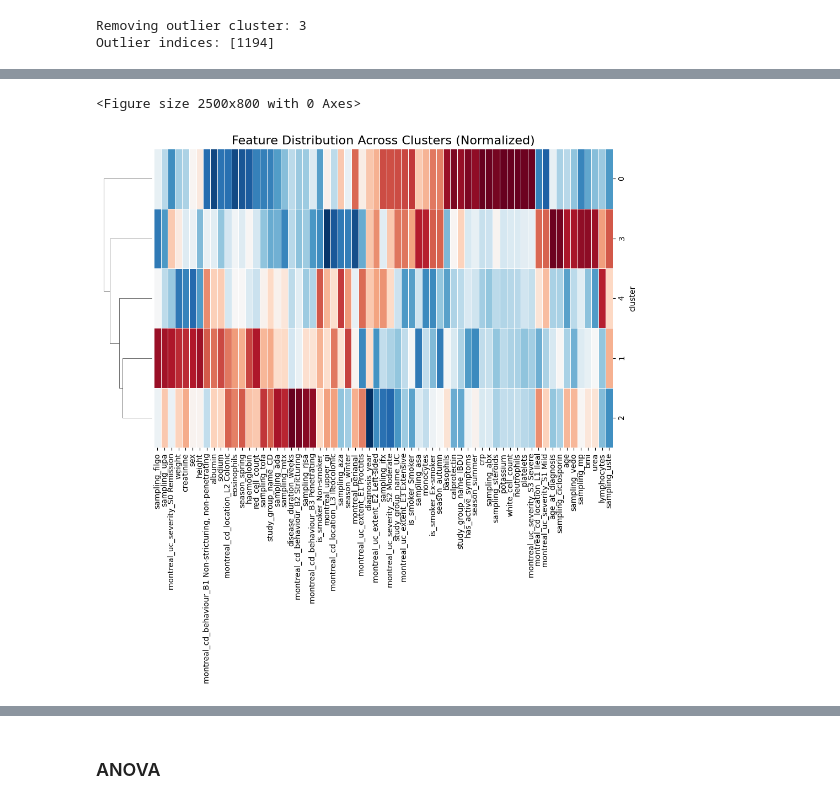
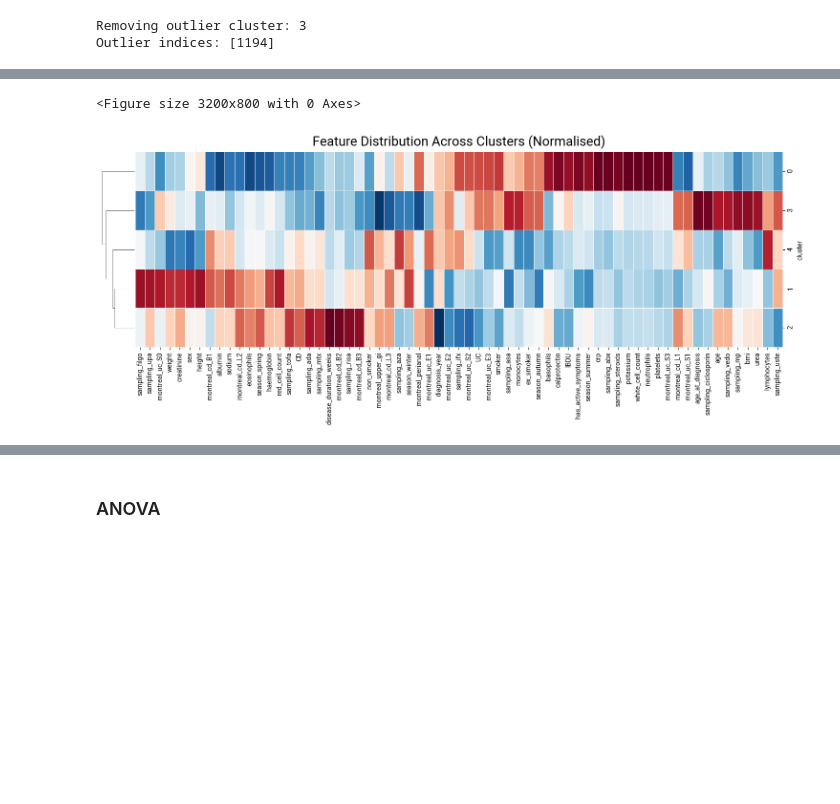
Before and after one commit to 1-gut/machine_learning_for_ibd_fatigue, a Jupyter notebook: 11_clustering_knn.ipynb, the cells around one changed output, grey strips where cells are left out. Drawn from its saved outputs; the diff is of its cells as text; code cells hidden in the pictures; blank space fills up the shorter version.

```diff
--- a/11_clustering_knn.ipynb
+++ b/11_clustering_knn.ipynb
@@ -340,22 +321,26 @@ kmeans = KMeans(n_clusters=n_clusters_final, random_state=RANDOM_SEED)
 cluster_labels = kmeans.fit_predict(X_filtered)
 
 final_cluster_df = X_filtered.copy()
-final_cluster_df['cluster'] = cluster_labels
-final_cluster_df['fatigue_outcome'] = y_filtered.values
+final_cluster_df["cluster"] = cluster_labels
+final_cluster_df["fatigue_outcome"] = y_filtered.values
 
-final_cluster_means = final_cluster_df.drop(columns=["fatigue_outcome"]).groupby('cluster').mean()
-final_cluster_sizes = final_cluster_df['cluster'].value_counts().sort_index()
+final_cluster_means = (
+    final_cluster_df.drop(columns=["fatigue_outcome"]).groupby("cluster").mean()
+)
+final_cluster_sizes = final_cluster_df["cluster"].value_counts().sort_index()
 
 print("Final cluster sizes:")
 for i, size in enumerate(final_cluster_sizes):
-    fatigue_percentage = final_cluster_df[final_cluster_df['cluster'] == i]['fatigue_outcome'].mean() * 100
+    fatigue_percentage = (
+        final_cluster_df[final_cluster_df["cluster"] == i]["fatigue_outcome"].mean()
+        * 100
+    )
     print(f"Cluster {i}: {size} patients ({fatigue_percentage:.1f}% with fatigue)")
 
-# Print top distinguishing features for each cluster
 print("\nTop distinguishing features per cluster:")
 for i in range(n_clusters):
-    top_features = get_top_features(i)
-    print(f"\nCluster {i}:")
+    top_features = get_top_features(final_cluster_df, i)
+    print(f"\nCluster: {i}")
     for feature, value in top_features.items():
         # Check if the feature is a numerical feature that was standardized
         if feature in numerical_features:
@@ -394,24 +379,57 @@ final_cluster_df_unscaled[numerical_features] = unified_scaler.inverse_transform
 )
 # %%
 # Plot a heatmap of feature importance by cluster
-plt.figure(figsize=(25, 8))
-normalized_means = (final_cluster_means - final_cluster_means.mean()) / final_cluster_means.std()
-sns.clustermap(
+plt.figure(figsize=(32, 8))
+normalized_means = (
+    final_cluster_means - final_cluster_means.mean()
+) / final_cluster_means.std()
+col_rename_dict = {
+    "is_smoker_Ex-smoker": "ex_smoker",
+    "is_smoker_Non-smoker": "non_smoker",
+    "is_smoker_Smoker": "smoker",
+    "study_group_name_CD": "CD",
+    "study_group_name_IBDU": "IBDU",
+    "study_group_name_UC": "UC",
+    "montreal_cd_location_L1 Ileal": "montreal_cd_L1",
+    "montreal_cd_location_L2 Colonic": "montreal_cd_L2",
+    "montreal_cd_location_L3 Ileocolonic": "montreal_cd_L3",
+    "montreal_cd_behaviour_B1 Non-stricturing, non-penetrating": "montreal_cd_B1",
+    "montreal_cd_behaviour_B2 Stricturing": "montreal_cd_B2",
+    "montreal_cd_behaviour_B3 Penetrating": "montreal_cd_B3",
+    "montreal_uc_extent_E1 Proctitis": "montreal_uc_E1",
+    "montreal_uc_extent_E2 Left-sided": "montreal_uc_E2",
+    "montreal_uc_extent_E3 Extensive": "montreal_uc_E3",
+    "montreal_uc_severity_S0 Remission": "montreal_uc_S0",
+    "montreal_uc_severity_S1 Mild": "montreal_uc_S1",
+    "montreal_uc_severity_S2 Moderate": "montreal_uc_S2",
+    "montreal_uc_severity_S3 Severe": "montreal_uc_S3",
+}
+normalized_means.rename(columns=col_rename_dict, inplace=True)
+
+g = sns.clustermap(
     normalized_means,
-    cmap='RdBu_r',         # Strong diverging colormap
+    cmap="RdBu_r",  # Strong diverging colormap
     center=0,
     annot=False,
     fmt=".2f",
-    linewidths=0.5,        # Add grid lines for clarity
+    linewidths=0.5,  # Add grid lines for clarity
     cbar_kws={"shrink": 0.8, "label": "Z-score (by feature)"},
     xticklabels=True,
     cbar_pos=None,
-    dendrogram_ratio=(.1, 0),
+    dendrogram_ratio=(0.05, 0),
+    figsize=(15, 6),
 )
-plt.title('Feature Distribution Across Clusters (Normalized)', fontsize=16, loc="center")
-plt.savefig(output_path / "final_cluster_feature_heatmap.png", dpi=300, bbox_inches="tight")
+plt.title(
+    "Feature Distribution Across Clusters (Normalised)",
+    fontsize=20,
+    loc="center",
+    pad=10,
+)
+plt.savefig(
+    output_path / "final_cluster_feature_heatmap.png", dpi=300, bbox_inches="tight"
+)
 plt.show()
 # %% [output]
-<Figure size 2500x800 with 0 Axes>
+<Figure size 3200x800 with 0 Axes>
-[figure, old version]
+[figure, new version]
 # %%
```
Also changed, not shown: parts of 25 cells of this notebook, 9 other files.
